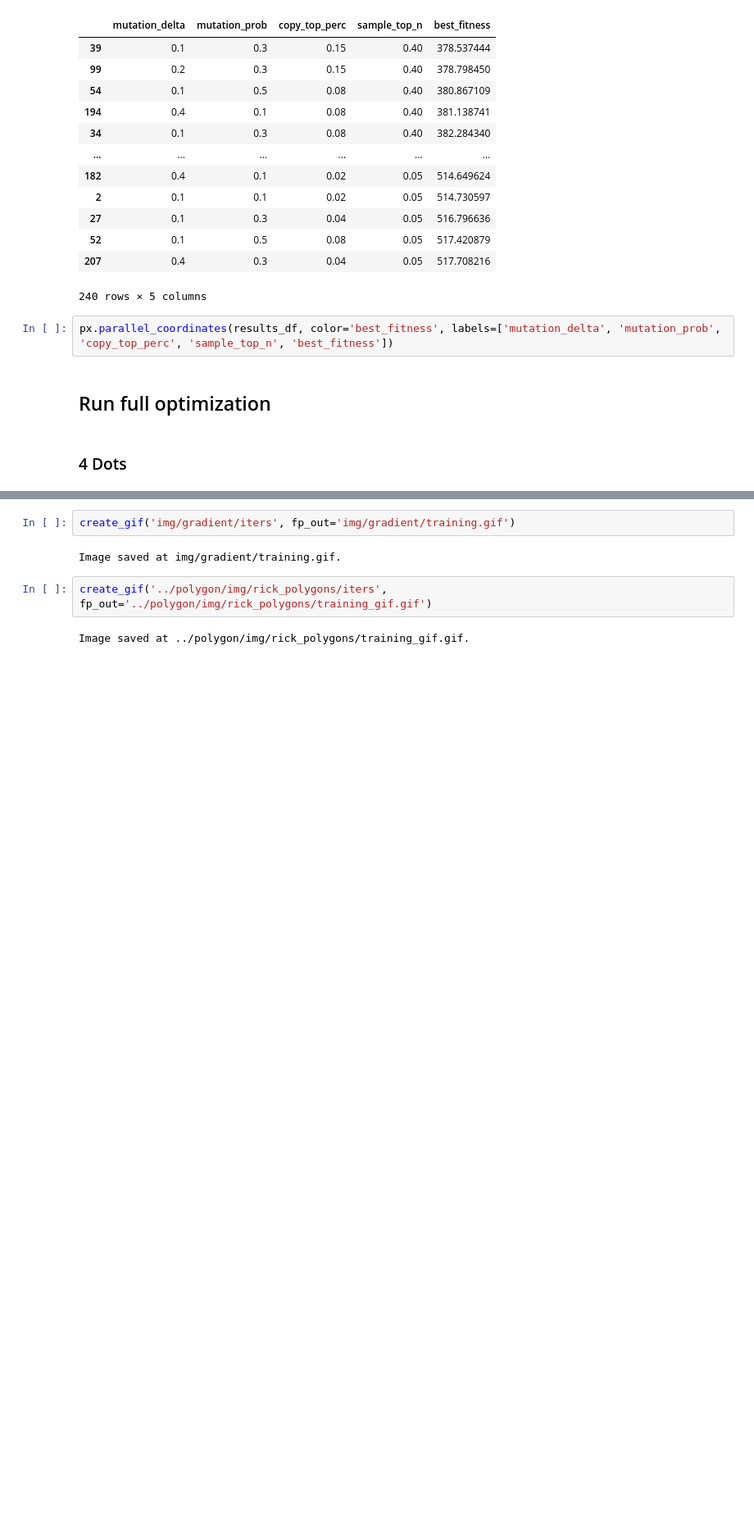
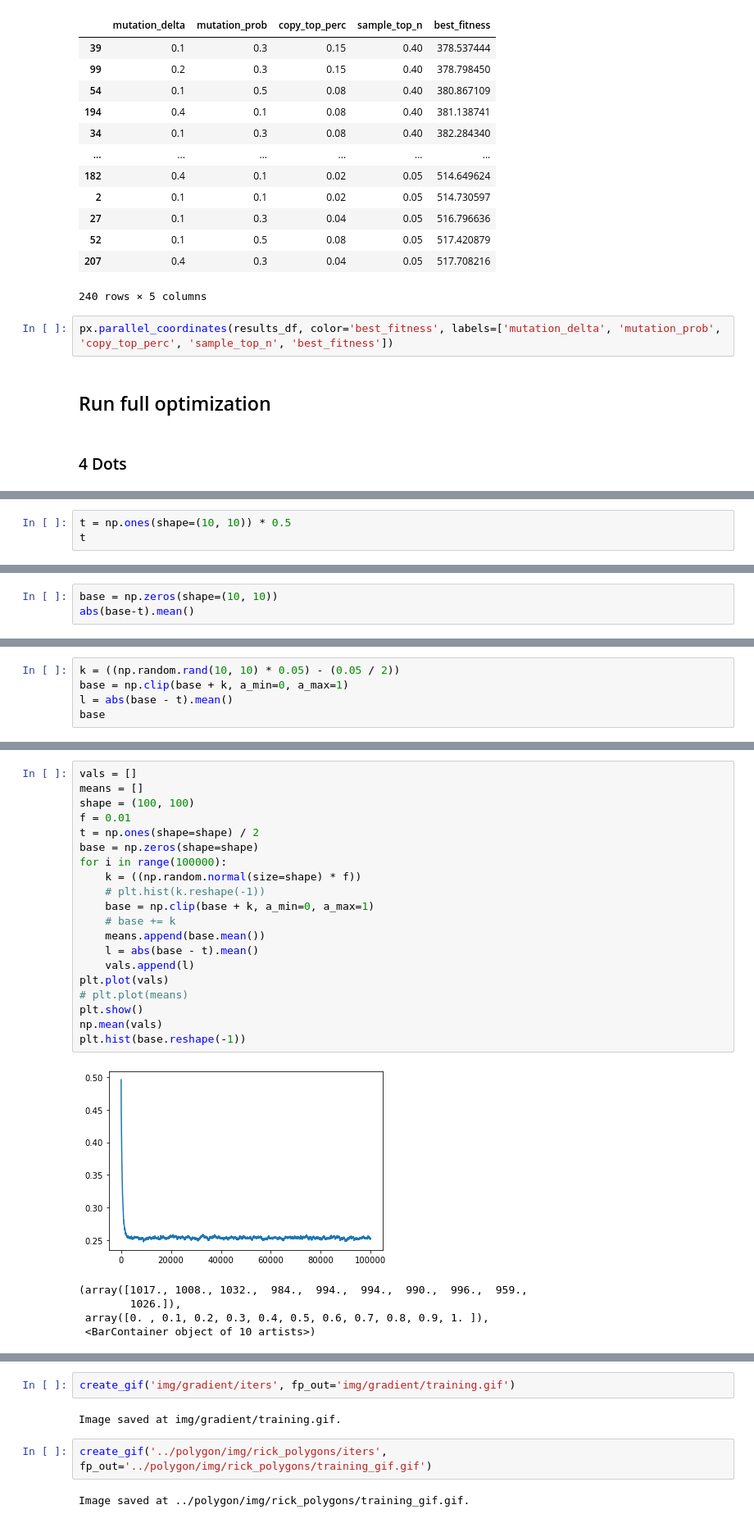
Before and after one commit to Baukebrenninkmeijer/genetic-algorithms, a Jupyter notebook: pixels/pixelwise.ipynb, the cells around one changed output, grey strips where cells are left out. Shown at 82% size. Saved outputs shown, nothing was run; the diff lists cells and outputs as text; blank space fills up the shorter version.

```diff
--- a/pixels/pixelwise.ipynb
+++ b/pixels/pixelwise.ipynb
@@ -145,0 +122,3 @@ plt.plot([0.1 * ((total_epochs - i) / total_epochs) for i in range(total_epochs)
+# %%
+t = np.ones(shape=(10, 10)) * 0.5
+t
@@ -145,0 +136,3 @@ plt.plot([0.1 * ((total_epochs - i) / total_epochs) for i in range(total_epochs)
+# %%
+base = np.zeros(shape=(10, 10))
+abs(base-t).mean()
@@ -145,0 +141,5 @@ plt.plot([0.1 * ((total_epochs - i) / total_epochs) for i in range(total_epochs)
+# %%
+k = ((np.random.rand(10, 10) * 0.05) - (0.05 / 2))
+base = np.clip(base + k, a_min=0, a_max=1)
+l = abs(base - t).mean()
+base
@@ -145,0 +184,26 @@ plt.plot([0.1 * ((total_epochs - i) / total_epochs) for i in range(total_epochs)
+# %%
+vals = []
+means = []
+shape = (100, 100)
+f = 0.01
+t = np.ones(shape=shape) / 2
+base = np.zeros(shape=shape)
+for i in range(100000):
+    k = ((np.random.normal(size=shape) * f))
+    # plt.hist(k.reshape(-1))
+    base = np.clip(base + k, a_min=0, a_max=1)
+    # base += k
+    means.append(base.mean())
+    l = abs(base - t).mean()
+    vals.append(l)
+plt.plot(vals)
+# plt.plot(means)
+plt.show()
+np.mean(vals)
+plt.hist(base.reshape(-1))
+# %% [output]
+[figure, added]
+(array([1017., 1008., 1032.,  984.,  994.,  994.,  990.,  996.,  959.,
+        1026.]),
+ array([0. , 0.1, 0.2, 0.3, 0.4, 0.5, 0.6, 0.7, 0.8, 0.9, 1. ]),
+ <BarContainer object of 10 artists>)
```
Also changed, not shown: parts of 21 cells of this notebook, 4 other files.
